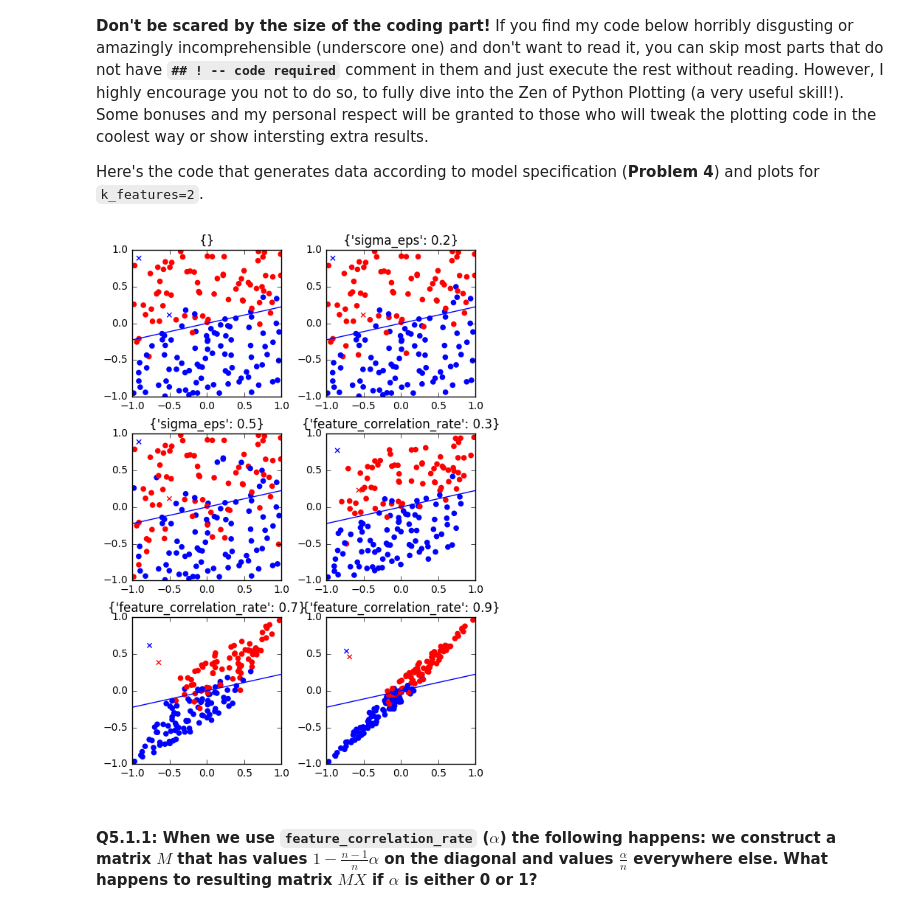
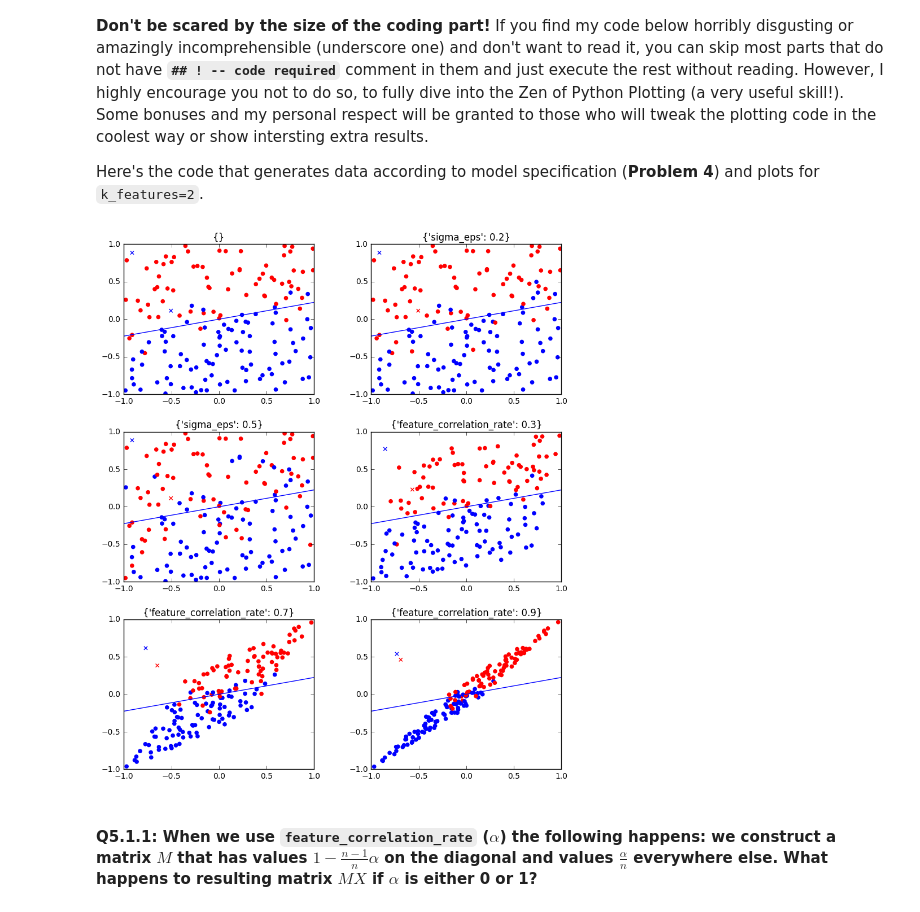
Before and after one commit to shwang95/BU-EC500K-Deep-Learning, a Jupyter notebook: Homework/hw1/pset1-Gordon.ipynb, the cells around one changed output. Saved outputs shown, nothing was run; the diff lists cells and outputs as text; code cells hidden in the pictures.

```diff
--- a/Homework/hw1/pset1-Gordon.ipynb
+++ b/Homework/hw1/pset1-Gordon.ipynb
@@ -336,39 +336,39 @@ def plot_2d_data(subfig, X, y, X_test, y_test, theta):
     subfig.set_xlim(-1, 1)
     subfig.set_ylim(-1, 1)
 
-def subfig_iter(it, val_name=None, n_col=2, base_size=(6,1.5), title=None, fmt='%s'):
+def subfig_iter(it, val_name=None, n_col=2, base_size=(10,2), title=None, fmt='%s'):
     n_rows = int(len(it)/n_col) + len(it) % n_col
     size = (base_size[0], base_size[1]*len(it))
     fig, _axes = plt.subplots(n_rows, n_col, figsize=size)
     for subfig, val in zip(np.ravel(_axes).tolist(), it):
         yield (val, subfig)
         if val_name is not None:
             if val_name == '':
                 subtitle = fmt % (val)
             else:
                 subtitle = ('%s = '+fmt) % (val_name, val)
             subfig.set_title(subtitle)
             subfig.legend(loc='best')
     if title is not None:
         fig.suptitle(title, verticalalignment='top')
 
 def test_draw():
     data_args_dicts = [
         dict(), {'sigma_eps': 0.2}, {'sigma_eps': 0.5}, {'feature_correlation_rate': 0.3},
         {'feature_correlation_rate': 0.7}, {'feature_correlation_rate': 0.9},
     ]
     for arg_dict, subfig in subfig_iter(data_args_dicts, val_name=''):
         data = generate_logistic_regression_data(**arg_dict)
         X_train, y_train, X_test, y_test, theta_real = data
         plt.title(str(arg_dict), fontsize=2)
         plot_2d_data(subfig, X_train, y_train, X_test, y_test, theta_real)
 
     plt.subplots_adjust(wspace=0.3, hspace=0.25)
     plt.show()
 
 test_draw()
 # %% [output]
-[figure, old version]
+[figure, new version]
 # %% [markdown]
 #### **Q5.1.1**: When we use `feature_correlation_rate` ($\alpha$) the following happens: we construct a matrix $M$ that has values $1 - \frac{n-1}{n}\alpha$ on the diagonal and values $\frac{\alpha}{n}$ everywhere else. What happens to resulting matrix $MX$ if $\alpha$ is either 0 or 1?
 # %%
```
Also changed, not shown: parts of 7 cells of this notebook.
